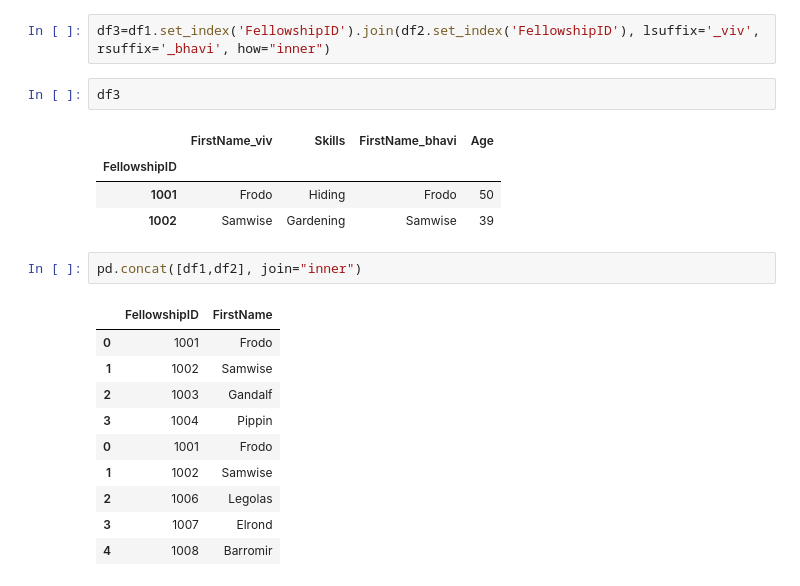
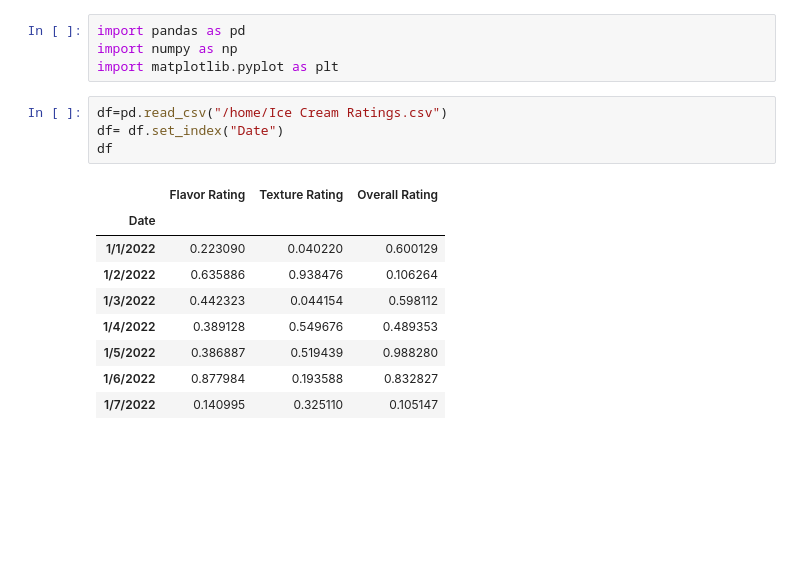
Before and after one commit to Bhavishyagara05/Bhavishyagara05.github.io, a Jupyter notebook: python0_tut.ipynb, the cells around one changed output. Saved outputs shown, nothing was run; the diff lists cells and outputs as text; blank space fills up the shorter version.

```diff
--- a/python0_tut.ipynb
+++ b/python0_tut.ipynb
@@ -98,22 +3,18 @@ df1
-# %%
-df3=df1.set_index('FellowshipID').join(df2.set_index('FellowshipID'), lsuffix='_viv', rsuffix='_bhavi', how="inner")
-# %%
-df3
-# %% [output]
-|  | FirstName_viv | Skills | FirstName_bhavi | Age |
-| FellowshipID |  |  |  |  |
-| 1001 | Frodo | Hiding | Frodo | 50 |
-| 1002 | Samwise | Gardening | Samwise | 39 |
-# %%
-pd.concat([df1,df2], join="inner")
-# %% [output]
-|  | FellowshipID | FirstName |
-| 0 | 1001 | Frodo |
-| 1 | 1002 | Samwise |
-| 2 | 1003 | Gandalf |
-| 3 | 1004 | Pippin |
-| 0 | 1001 | Frodo |
-| 1 | 1002 | Samwise |
-| 2 | 1006 | Legolas |
-| 3 | 1007 | Elrond |
-| 4 | 1008 | Barromir |
+# %%
+import pandas as pd
+import numpy as np
+import matplotlib.pyplot as plt
+# %%
+df=pd.read_csv("/home/Ice Cream Ratings.csv")
+df= df.set_index("Date")
+df
+# %% [output]
+|  | Flavor Rating | Texture Rating | Overall Rating |
+| Date |  |  |  |
+| 1/1/2022 | 0.223090 | 0.040220 | 0.600129 |
+| 1/2/2022 | 0.635886 | 0.938476 | 0.106264 |
+| 1/3/2022 | 0.442323 | 0.044154 | 0.598112 |
+| 1/4/2022 | 0.389128 | 0.549676 | 0.489353 |
+| 1/5/2022 | 0.386887 | 0.519439 | 0.988280 |
+| 1/6/2022 | 0.877984 | 0.193588 | 0.832827 |
+| 1/7/2022 | 0.140995 | 0.325110 | 0.105147 |
```
Also changed, not shown: parts of 15 cells of this notebook.
